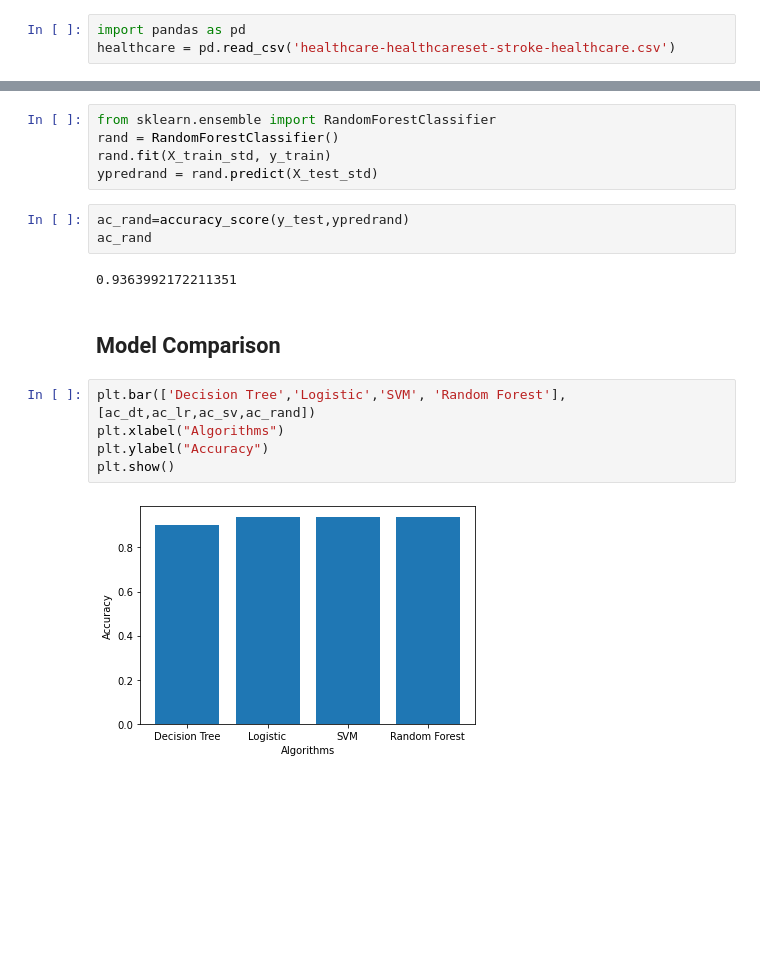
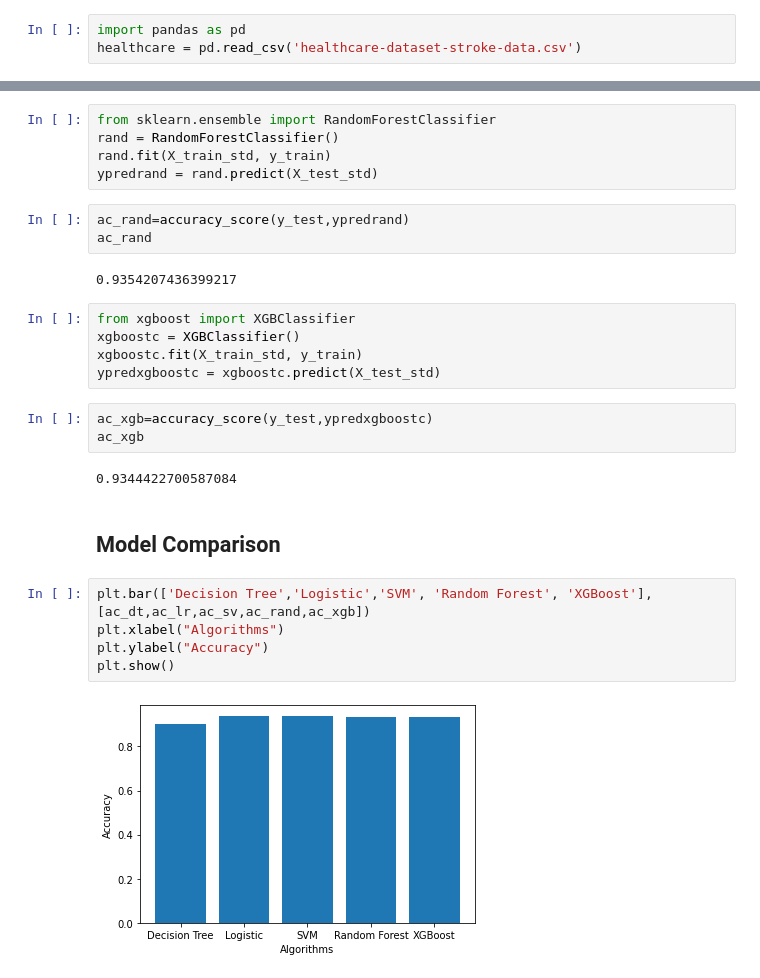
Before and after one commit to Tamizh2907/StrokePrediction, a Jupyter notebook: stroke_prediction.ipynb, the cells around one changed output, grey strips where cells are left out. Saved outputs shown, nothing was run; the diff lists cells and outputs as text; blank space fills up the shorter version.

```diff
--- a/stroke_prediction.ipynb
+++ b/stroke_prediction.ipynb
@@ -3,6 +7,6 @@
 # %%
 import pandas as pd
-healthcare = pd.read_csv('healthcare-healthcareset-stroke-healthcare.csv')
+healthcare = pd.read_csv('healthcare-dataset-stroke-data.csv')
 # %%
 healthcare.head()
 # %% [output]
@@ -204,13 +216,23 @@ ypredrand = rand.predict(X_test_std)
 ac_rand=accuracy_score(y_test,ypredrand)
 ac_rand
 # %% [output]
-0.9363992172211351
+0.9354207436399217
+# %%
+from xgboost import XGBClassifier
+xgboostc = XGBClassifier()
+xgboostc.fit(X_train_std, y_train)
+ypredxgboostc = xgboostc.predict(X_test_std)
+# %%
+ac_xgb=accuracy_score(y_test,ypredxgboostc)
+ac_xgb
+# %% [output]
+0.9344422700587084
 # %% [markdown]
 ## Model Comparison
 # %%
-plt.bar(['Decision Tree','Logistic','SVM', 'Random Forest'],[ac_dt,ac_lr,ac_sv,ac_rand])
+plt.bar(['Decision Tree','Logistic','SVM', 'Random Forest', 'XGBoost'],[ac_dt,ac_lr,ac_sv,ac_rand,ac_xgb])
 plt.xlabel("Algorithms")
 plt.ylabel("Accuracy")
 plt.show()
 # %% [output]
-[figure, old version]
+[figure, new version]
```
Also changed, not shown: parts of 6 cells of this notebook.
